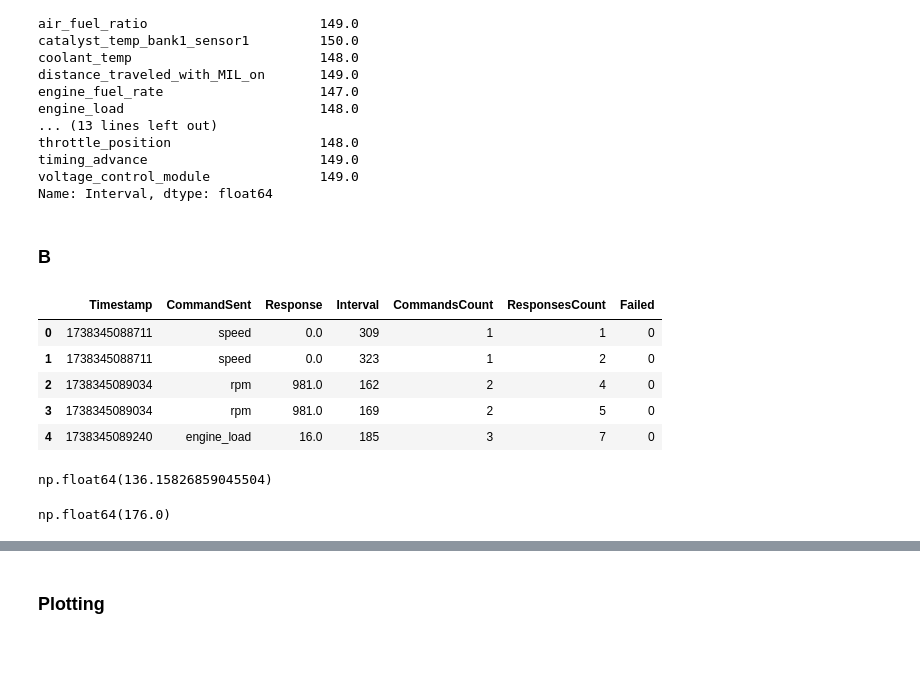
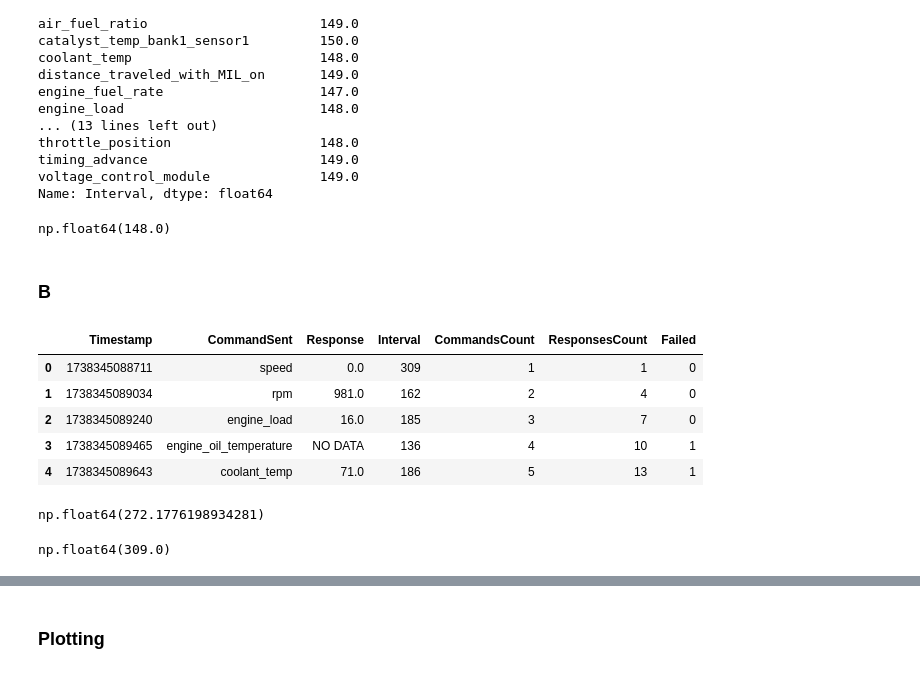
Before and after one commit to conect2ai/SBRC2025-App2Car, a Jupyter notebook: analysis.ipynb, the cells around one changed output, grey strips where cells are left out. Drawn from its saved outputs; the diff is of its cells as text; code cells hidden in the pictures.

```diff
--- a/analysis.ipynb
+++ b/analysis.ipynb
@@ -74,24 +83,30 @@ throttle_position                   148.0
 timing_advance                      149.0
 voltage_control_module              149.0
 Name: Interval, dtype: float64
+# %%
+polo_a["Interval"].median()
+# %% [output]
+np.float64(148.0)
 # %% [markdown]
 ### B
 # %%
 polo_b = pd.read_csv("./data/B/POLO_B_2025-01-31T17_48_22.461519Z-debug.csv")
 
+polo_b = polo_b.iloc[::2].reset_index(drop=True)
+
 polo_b.head()
 # %% [output]
 |  | Timestamp | CommandSent | Response | Interval | CommandsCount | ResponsesCount | Failed |
 | 0 | 1738345088711 | speed | 0.0 | 309 | 1 | 1 | 0 |
-| 1 | 1738345088711 | speed | 0.0 | 323 | 1 | 2 | 0 |
-| 2 | 1738345089034 | rpm | 981.0 | 162 | 2 | 4 | 0 |
-| 3 | 1738345089034 | rpm | 981.0 | 169 | 2 | 5 | 0 |
-| 4 | 1738345089240 | engine_load | 16.0 | 185 | 3 | 7 | 0 |
+| 1 | 1738345089034 | rpm | 981.0 | 162 | 2 | 4 | 0 |
+| 2 | 1738345089240 | engine_load | 16.0 | 185 | 3 | 7 | 0 |
+| 3 | 1738345089465 | engine_oil_temperature | NO DATA | 136 | 4 | 10 | 1 |
+| 4 | 1738345089643 | coolant_temp | 71.0 | 186 | 5 | 13 | 1 |
 # %%
 polo_b["Timestamp"].diff().mean()
 # %% [output]
-np.float64(136.15826859045504)
+np.float64(272.1776198934281)
 # %%
 polo_b["Timestamp"].diff().median()
 # %% [output]
-np.float64(176.0)
+np.float64(309.0)
```
Also changed, not shown: parts of 14 cells of this notebook, 1 other file.
